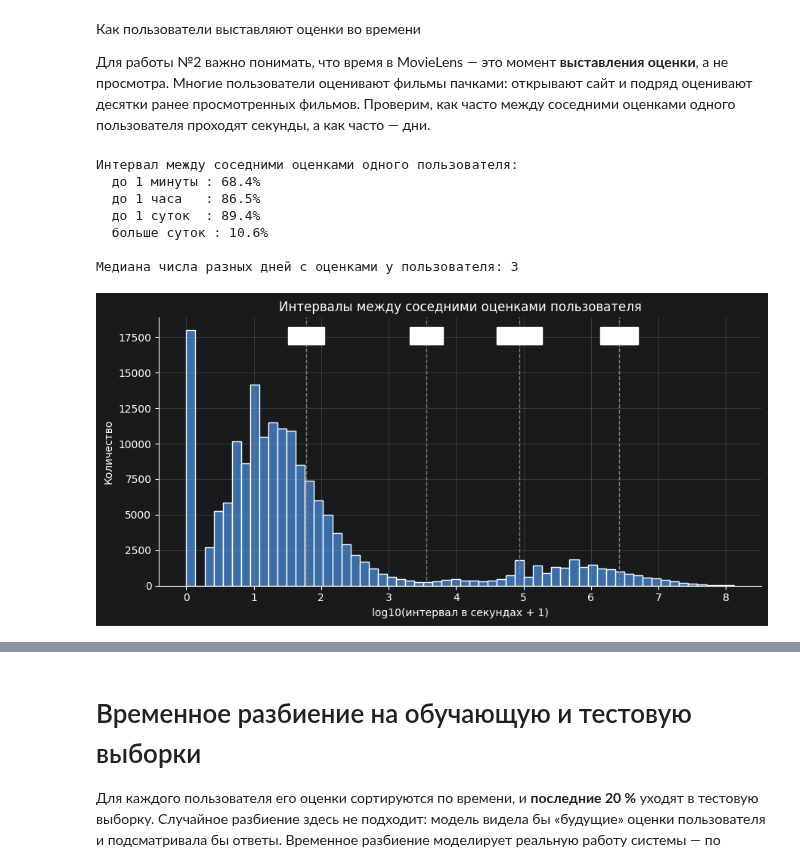
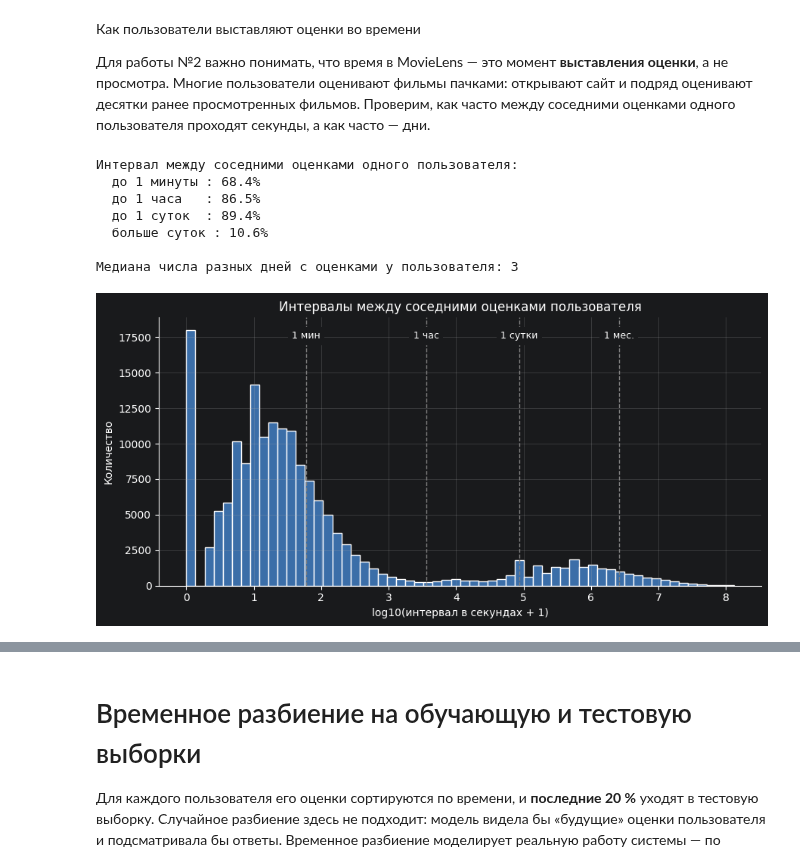
Before and after one commit to SavinskiVladimir/IntelliganceSystems, a Jupyter notebook: ROSPPR/00_data_preparation.ipynb, the cells around one changed output, grey strips where cells are left out. Saved outputs shown, nothing was run; the diff lists cells and outputs as text; code cells hidden in the pictures.

```diff
--- a/ROSPPR/00_data_preparation.ipynb
+++ b/ROSPPR/00_data_preparation.ipynb
@@ -288,32 +301,32 @@ print(f"Жанров на фильм в среднем: {movies_slice['genre_lis
 # %%
 gaps = ratings.sort_values(["userId", "timestamp"]).groupby("userId")["timestamp"].diff().dropna()
 
 print("Интервал между соседними оценками одного пользователя:")
 for label, seconds in [("до 1 минуты", 60), ("до 1 часа", 3600), ("до 1 суток", 86400)]:
     print(f"  {label:12}: {(gaps < seconds).mean():.1%}")
 print(f"  больше суток : {(gaps >= 86400).mean():.1%}")
 
 days_per_user = ratings.groupby("userId")["datetime"].apply(lambda s: s.dt.date.nunique())
 print(f"\nМедиана числа разных дней с оценками у пользователя: {days_per_user.median():.0f}")
 
 plt.figure(figsize=(9, 4.5))
 plt.hist(np.log10(gaps + 1), bins=60, color=MAIN_COLOR, edgecolor="white")
 for seconds, label in [(60, "1 мин"), (3600, "1 час"), (86400, "1 сутки"), (86400 * 30, "1 мес.")]:
     plt.axvline(np.log10(seconds), color="gray", linestyle="--", linewidth=1)
-    plt.text(np.log10(seconds), plt.ylim()[1] * 0.95, label, ha="center", va="top",
-             backgroundcolor="white", fontsize=9)
+    plt.text(np.log10(seconds), plt.ylim()[1] * 0.95, label, ha="center", va="top", fontsize=9,
+             bbox=dict(facecolor=plt.gca().get_facecolor(), edgecolor="none"))
 plt.title("Интервалы между соседними оценками пользователя")
 plt.xlabel("log10(интервал в секундах + 1)")
 plt.ylabel("Количество")
 plt.tight_layout()
 plt.show()
 # %% [output]
 Интервал между соседними оценками одного пользователя:
   до 1 минуты : 68.4%
   до 1 часа   : 86.5%
   до 1 суток  : 89.4%
   больше суток : 10.6%
 
 Медиана числа разных дней с оценками у пользователя: 3
-[figure, old version]
+[figure, new version]
 # %% [markdown]
```
Also changed, not shown: parts of 11 cells of this notebook, 1 other file.
